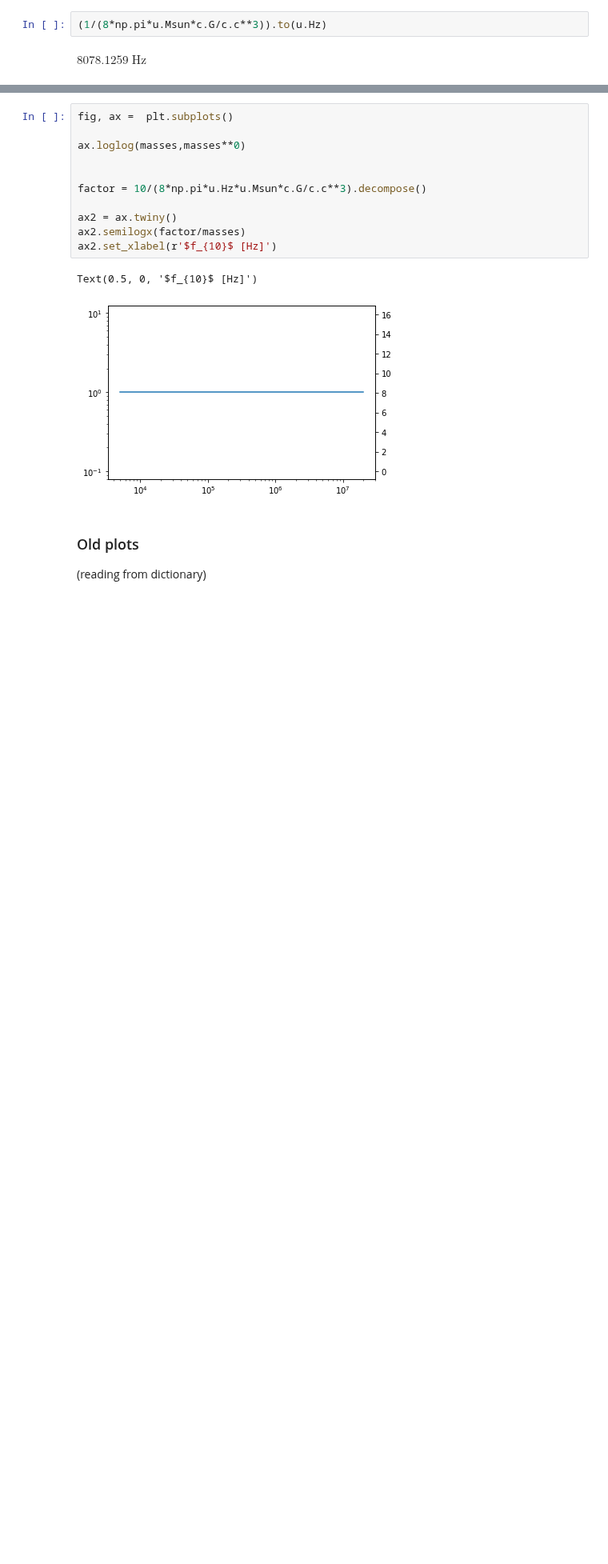
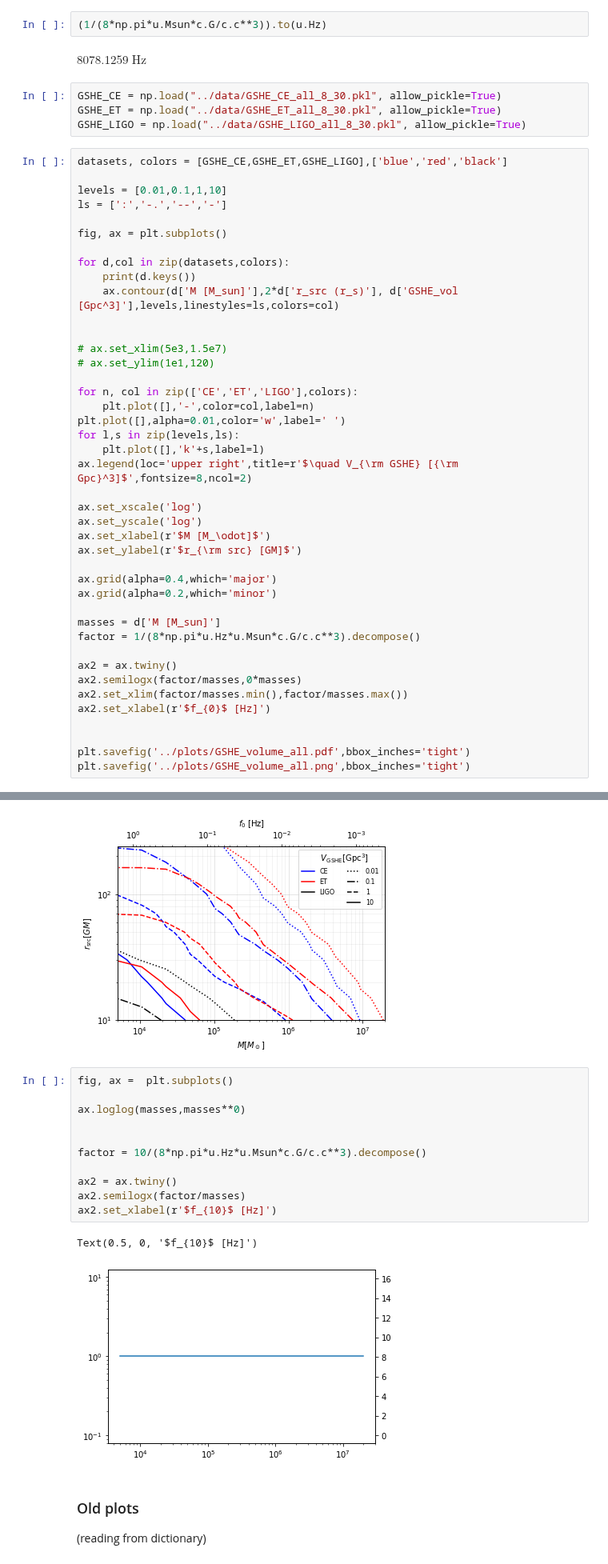
Before and after one commit to Richard-Sti/GSHE_public, a Jupyter notebook: scripts/prospective_constraints.ipynb, the cells around one changed output, grey strips where cells are left out. Shown at 80% size. Cells and saved outputs as stored; diff of their text form; blank space fills up the shorter version.

Commit message:
added figure of total volume for different experiments

```diff
--- a/scripts/prospective_constraints.ipynb
+++ b/scripts/prospective_constraints.ipynb
@@ -747,3 +758,50 @@ plt.savefig('../plots/GSHE_volume_%s.png'%experiment,bbox_inches='tight')
 (1/(8*np.pi*u.Msun*c.G/c.c**3)).to(u.Hz)
 # %% [output]
 $8078.1259 \; \mathrm{Hz}$
+# %%
+GSHE_CE = np.load("../data/GSHE_CE_all_8_30.pkl", allow_pickle=True)
+GSHE_ET = np.load("../data/GSHE_ET_all_8_30.pkl", allow_pickle=True)
+GSHE_LIGO = np.load("../data/GSHE_LIGO_all_8_30.pkl", allow_pickle=True)
+# %%
+datasets, colors = [GSHE_CE,GSHE_ET,GSHE_LIGO],['blue','red','black']
+
+levels = [0.01,0.1,1,10]
+ls = [':','-.','--','-']
+
+fig, ax = plt.subplots()
+
+for d,col in zip(datasets,colors):
+    print(d.keys())
+    ax.contour(d['M [M_sun]'],2*d['r_src (r_s)'], d['GSHE_vol [Gpc^3]'],levels,linestyles=ls,colors=col)
+
+
+# ax.set_xlim(5e3,1.5e7)
+# ax.set_ylim(1e1,120)
+
+for n, col in zip(['CE','ET','LIGO'],colors):
+    plt.plot([],'-',color=col,label=n)
+plt.plot([],alpha=0.01,color='w',label=' ')
+for l,s in zip(levels,ls):
+    plt.plot([],'k'+s,label=l)
+ax.legend(loc='upper right',title=r'$\quad V_{\rm GSHE} [{\rm Gpc}^3]$',fontsize=8,ncol=2)
+
+ax.set_xscale('log')
+ax.set_yscale('log')
+ax.set_xlabel(r'$M [M_\odot]$')
+ax.set_ylabel(r'$r_{\rm src} [GM]$')
+
+ax.grid(alpha=0.4,which='major')
+ax.grid(alpha=0.2,which='minor')
+
+masses = d['M [M_sun]']
+factor = 1/(8*np.pi*u.Hz*u.Msun*c.G/c.c**3).decompose()
+
+ax2 = ax.twiny()
+ax2.semilogx(factor/masses,0*masses)
+ax2.set_xlim(factor/masses.min(),factor/masses.max())
+ax2.set_xlabel(r'$f_{0}$ [Hz]')
+
+
+plt.savefig('../plots/GSHE_volume_all.pdf',bbox_inches='tight')
+plt.savefig('../plots/GSHE_volume_all.png',bbox_inches='tight')
+# %% [output]
@@ -750,3 +811,4 @@ $8078.1259 \; \mathrm{Hz}$
+[figure, added]
 # %%
 fig, ax =  plt.subplots()
 
```
Also changed, not shown: parts of 3 cells of this notebook, 1 other file.
